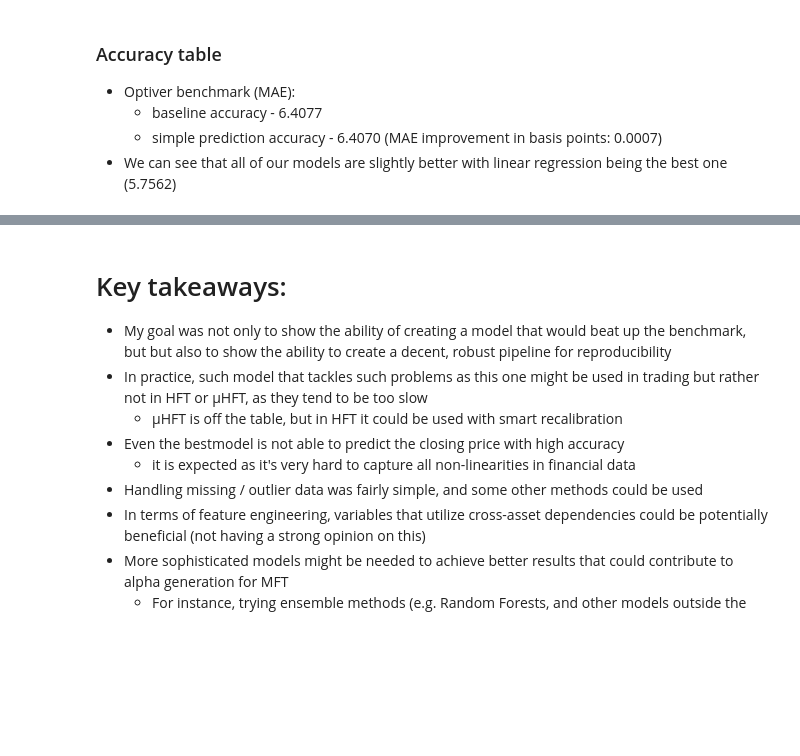
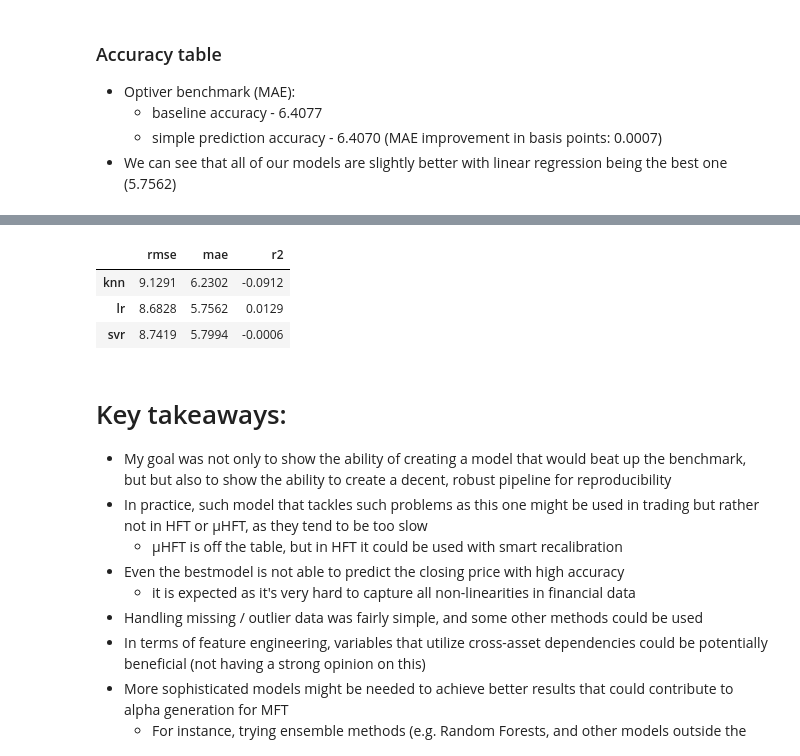
Before and after one commit to kwojdalski/optiver-trading-at-the-close, a Jupyter notebook: notebooks/optiver_submission.ipynb, the cells around one changed output, grey strips where cells are left out. Saved outputs shown, nothing was run; the diff lists cells and outputs as text; code cells hidden in the pictures; blank space fills up the shorter version.

```diff
--- a/notebooks/optiver_submission.ipynb
+++ b/notebooks/optiver_submission.ipynb
@@ -718,3 +718,5 @@ plot_model_predictions(y_test, predictions_dict)
 # %%
 accuracy_df = pd.DataFrame(accuracy).T
 accuracy_df = accuracy_df.round(4)
+accuracy_df
+# %% [output]
@@ -721,3 +724,7 @@ accuracy_df = accuracy_df.round(4)
+|  | rmse | mae | r2 |
+| knn | 9.1291 | 6.2302 | -0.0912 |
+| lr | 8.6828 | 5.7562 | 0.0129 |
+| svr | 8.7419 | 5.7994 | -0.0006 |
 # %% [markdown]
 # Key takeaways:
 * My goal was not only to show the ability of creating a model that would beat up the benchmark, but
```
Also changed, not shown: parts of 1 cell of this notebook, 1 other file.
